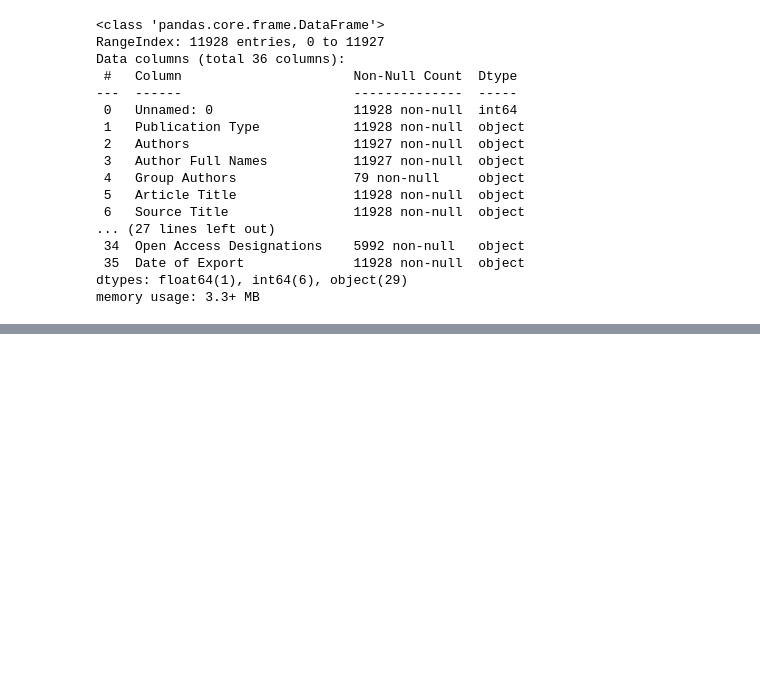
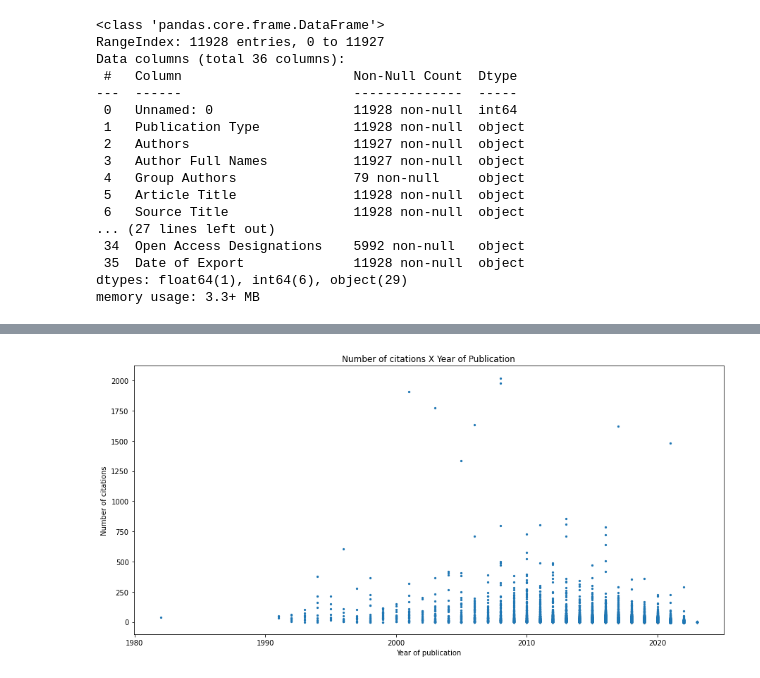
Before and after one commit to vitorhirata/resilience-metrics-review, a Jupyter notebook: analise-review.ipynb, the cells around one changed output, grey strips where cells are left out. Drawn from its saved outputs; the diff is of its cells as text; code cells hidden in the pictures; blank space fills up the shorter version.

```diff
--- a/analise-review.ipynb
+++ b/analise-review.ipynb
@@ -26,0 +153,9 @@ memory usage: 3.3+ MB
+# %%
+plt.figure(figsize=(15, 7))
+plt.scatter(df['Publication Year'], df['Times Cited, All Databases'], s=5)
+plt.title('Number of citations X Year of Publication')
+plt.xlabel('Year of publication')
+plt.ylabel('Number of citations')
+plt.show()
+# %% [output]
+[figure, added]
```
Also changed, not shown: parts of 13 cells of this notebook.
